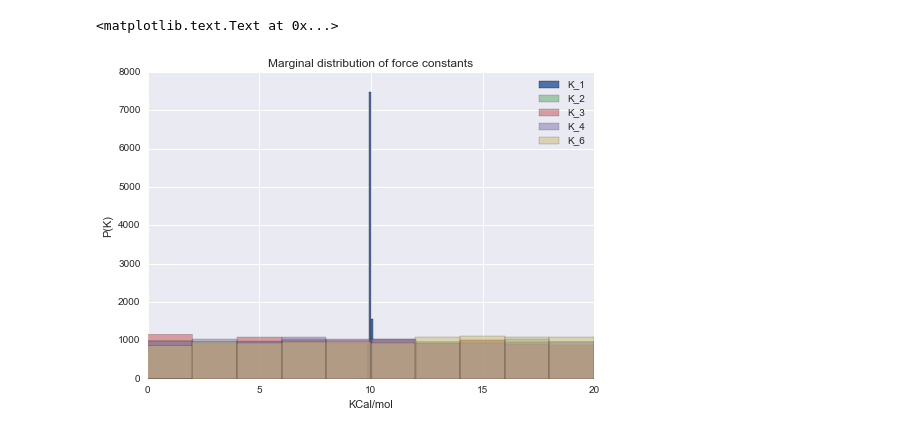
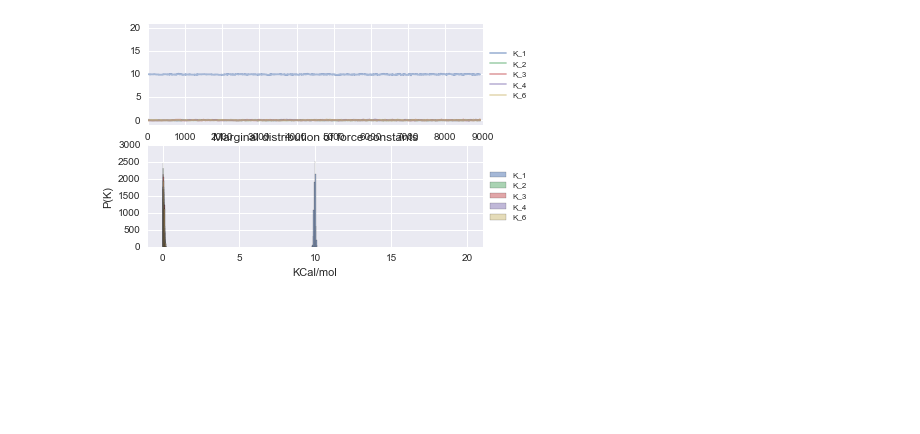
Before and after one commit to choderalab/torsionfit_examples, a Jupyter notebook: synthetic_data/discrete/Toy_model.ipynb, the cells around one changed output. Drawn from its saved outputs; the diff is of its cells as text; code cells hidden in the pictures; blank space fills up the shorter version.

```diff
--- a/synthetic_data/discrete/Toy_model.ipynb
+++ b/synthetic_data/discrete/Toy_model.ipynb
@@ -19,10 +29,0 @@ Generate toy model that only allows discrete phase proposals of 0 and 180
-# %%
-toy = ToyModel(true_value=DihedralType(10, 1, 180, 1, 1), initial_value=DihedralType(10, 2, 180, 1, 1), n_increments=30,
-              sample_phase=True, rj=True)
-plt.plot(toy.synthetic_energy, label='True value')
-plt.plot(toy.synthetic_energy, 'ko')
-plt.xlabel('frames')
-plt.ylabel('energy [kJ/mol]')
-plt.plot(toy.scan_set.mm_energy, color='g', label='initial_mm')
-plt.plot(toy.scan_set.initial_mm, 'ko', color='r')
-plt.legend()
@@ -40,5 +30,5 @@ plt.savefig('toy_QM_energy.pdf')
 # %%
 # sample
-sampler = MCMC(toy.model.pymc_parameters, db=db, dbname='discrete_phase_rj.sqlite')
+sampler = MCMC(toy.model.pymc_parameters, db=db, dbname='discrete_phase.sqlite')
 sampler.sample(iter=10000)
 # %% [output]
@@ -46,5 +36,3 @@ sampler.sample(iter=10000)
-# %%
-sampler = db.load('discrete_phase_rj.sqlite')
 # %%
 print('true value')
 print(toy.true_value)
@@ -115,15 +93,31 @@ The distribution of $K_1$ is tightly distributed around the true value, while al
 # %%
 alpha = 0.5
-plt.hist(sampler.CG331_CG321_CG321_CG331_1_K.trace[30:], label='K_1')
-plt.hist(sampler.CG331_CG321_CG321_CG331_2_K.trace[30:], label='K_2', alpha=alpha)
-plt.hist(sampler.CG331_CG321_CG321_CG331_3_K.trace[30:], label='K_3', alpha=alpha)
-plt.hist(sampler.CG331_CG321_CG321_CG331_4_K.trace[30:], label='K_4', alpha=alpha)
-plt.hist(sampler.CG331_CG321_CG321_CG331_6_K.trace[30:], label='K_6', alpha=alpha)
+plt.subplot(2, 1, 1)
+plt.plot(sampler.CG331_CG321_CG321_CG331_1_K.trace[t:], label='K_1', alpha=alpha)
+plt.plot(sampler.CG331_CG321_CG321_CG331_2_K.trace[t:], label='K_2', alpha=alpha)
+plt.plot(sampler.CG331_CG321_CG321_CG331_3_K.trace[t:], label='K_3', alpha=alpha)
+plt.plot(sampler.CG331_CG321_CG321_CG331_4_K.trace[t:], label='K_4', alpha=alpha)
+plt.plot(sampler.CG331_CG321_CG321_CG331_6_K.trace[t:], label='K_6', alpha=alpha)
+plt.ylim(-1, 21)
+lgd = plt.legend(prop={'size': 8}, loc='center left', bbox_to_anchor=(1, 0.5))
 
-plt.legend()
+
+plt.subplot(2, 1, 2)
+plt.hist(sampler.CG331_CG321_CG321_CG331_1_K.trace[t:], label='K_1', alpha=alpha)
+plt.hist(sampler.CG331_CG321_CG321_CG331_2_K.trace[t:], label='K_2', alpha=alpha)
+plt.hist(sampler.CG331_CG321_CG321_CG331_3_K.trace[t:], label='K_3', alpha=alpha)
+plt.hist(sampler.CG331_CG321_CG321_CG331_4_K.trace[t:], label='K_4', alpha=alpha)
+plt.hist(sampler.CG331_CG321_CG321_CG331_6_K.trace[t:], label='K_6', alpha=alpha)
+plt.xlim(-1, 21)
+
+
+
+lgd = plt.legend(prop={'size': 8}, loc='center left', bbox_to_anchor=(1, 0.5))
+
+
 plt.title('Marginal distribution of force constants')
 plt.xlabel('KCal/mol')
 plt.ylabel('P(K)')
+plt.savefig('trac_hist.pdf')
 # %% [output]
-<matplotlib.text.Text at 0x...>
-[figure, old version]
+[figure, new version]
```
Also changed, not shown: parts of 30 cells of this notebook, 19 other files.
